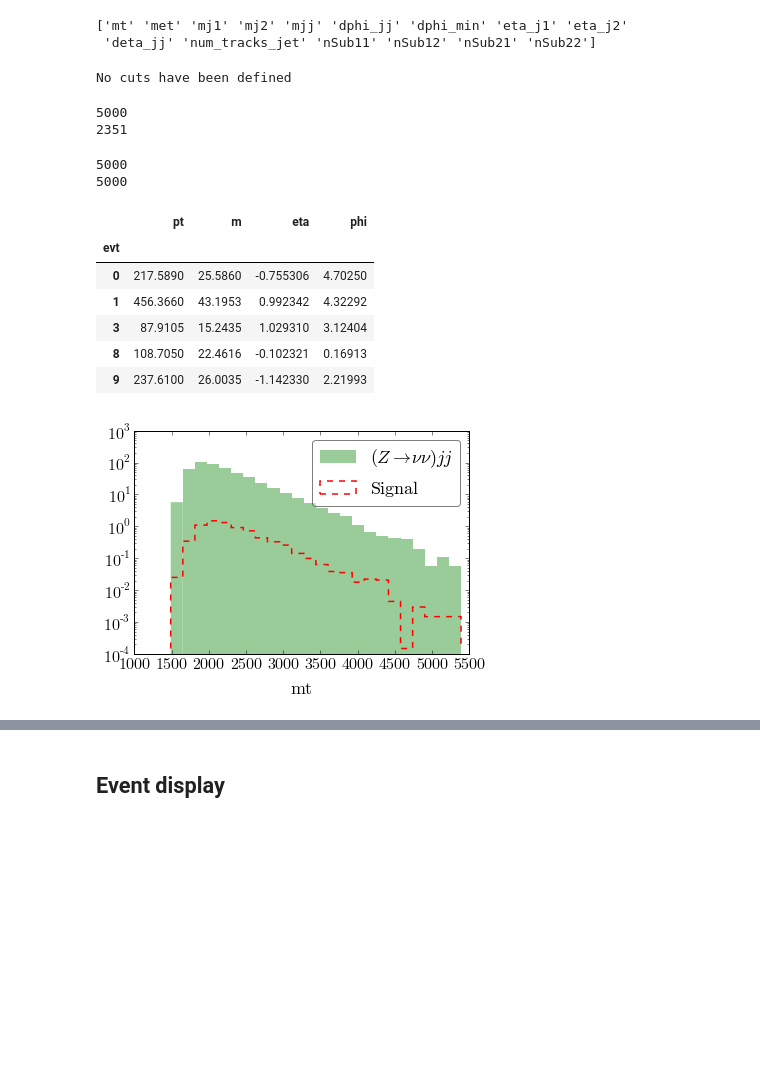
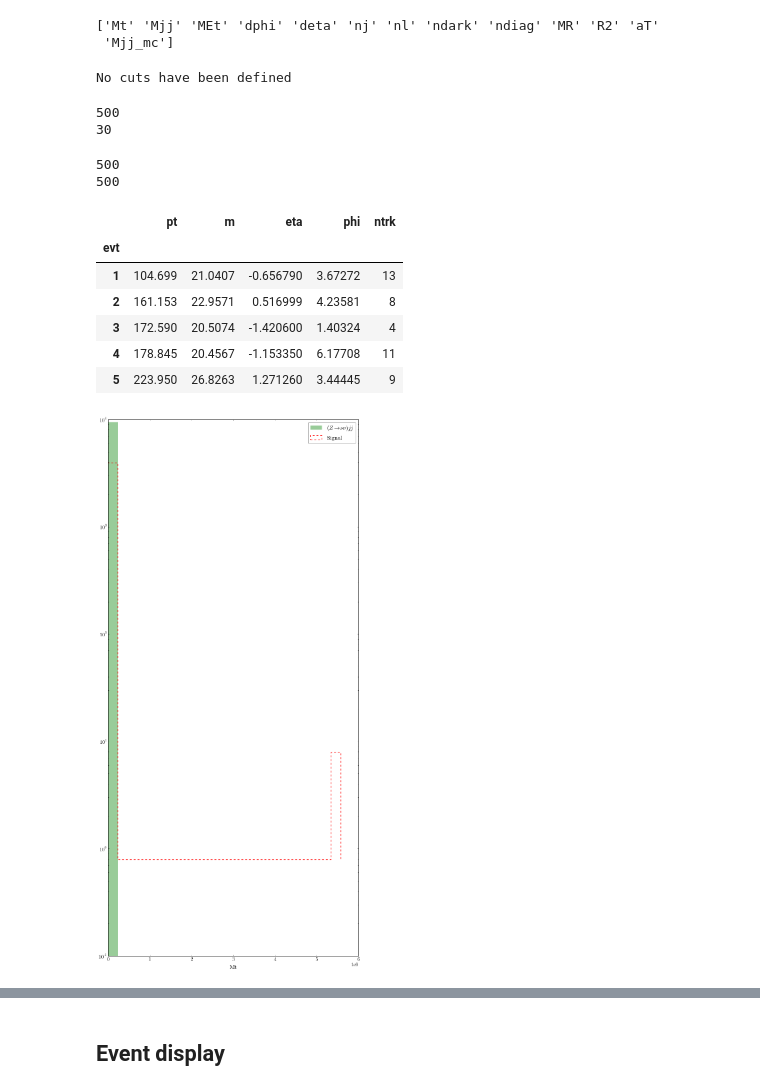
Before and after one commit to smsharma/DarkShowers, a Jupyter notebook: analysis/analysis.ipynb, the cells around one changed output, grey strips where cells are left out. Cells and saved outputs as stored; diff of their text form; code cells hidden in the pictures; blank space fills up the shorter version.

```diff
--- a/analysis/analysis.ipynb
+++ b/analysis/analysis.ipynb
@@ -9,12 +9,16 @@ from matplotlib import rc
 from analysis import Data,Cuts,Plots
 # %%
 # open data files
+gen_dir = "/Users/siddharth/Dropbox/Projects/Dark_Showers/gen/"
 
-input_sig = "tchannel_13TeV_met800_mchitilde800"
-input_bkg_zjj = "zjj_13TeV_met800"
+# input_sig = "tchannel_13TeV_met800_mchitilde800"
+# input_bkg_zjj = "zjj_13TeV_met800"
 
-sig = Data(input_sig)
-bkg_zjj = Data(input_bkg_zjj)
+input_sig = "tchannel_800"
+input_bkg_zjj = "Zjj"
+
+sig = Data(gen_dir + input_sig)
+bkg_zjj = Data(gen_dir + input_bkg_zjj)
 
 sig.data.head()
 # %% [output]
@@ -28,8 +32,8 @@ sig.data.head()
 # %%
 print sig.data.columns.values
 # %% [output]
-['mt' 'met' 'mj1' 'mj2' 'mjj' 'dphi_jj' 'dphi_min' 'eta_j1' 'eta_j2'
- 'deta_jj' 'num_tracks_jet' 'nSub11' 'nSub12' 'nSub21' 'nSub22']
+['Mt' 'Mjj' 'MEt' 'dphi' 'deta' 'nj' 'nl' 'ndark' 'ndiag' 'MR' 'R2' 'aT'
+ 'Mjj_mc']
 # %%
 sig.cuts
 # %% [output]
@@ -43,8 +47,8 @@ sig.select(ct)
 print len(sig.data_)
 print len(sig.data)
 # %% [output]
-5000
-2351
+500
+30
 # %%
 ct = Cuts()
 Cuts.cuts_ = ''
@@ -53,24 +57,24 @@ sig.select(ct)
 print len(sig.data_)
 print len(sig.data)
 # %% [output]
-5000
-5000
+500
+500
 # %%
-sig.get_obj('jet',0) # select leading jet
-sig.get_obj('jet',1).head() # select subleading jet
+sig.get_obj('j',1) # select leading jet
+sig.get_obj('j',2).head() # select subleading jet
 # %% [output]
-|  | pt | m | eta | phi |
-| evt |  |  |  |  |
-| 0 | 217.5890 | 25.5860 | -0.755306 | 4.70250 |
-| 1 | 456.3660 | 43.1953 | 0.992342 | 4.32292 |
-| 3 | 87.9105 | 15.2435 | 1.029310 | 3.12404 |
-| 8 | 108.7050 | 22.4616 | -0.102321 | 0.16913 |
-| 9 | 237.6100 | 26.0035 | -1.142330 | 2.21993 |
+|  | pt | m | eta | phi | ntrk |
+| evt |  |  |  |  |  |
+| 1 | 104.699 | 21.0407 | -0.656790 | 3.67272 | 13 |
+| 2 | 161.153 | 22.9571 | 0.516999 | 4.23581 | 8 |
+| 3 | 172.590 | 20.5074 | -1.420600 | 1.40324 | 4 |
+| 4 | 178.845 | 20.4567 | -1.153350 | 6.17708 | 11 |
+| 5 | 223.950 | 26.8263 | 1.271260 | 3.44445 | 9 |
 # %%
 plts = Plots()
-plts.hist_var('mt',sig,[bkg_zjj],[r"$(Z\rightarrow\nu\nu)jj$"])
+plts.hist_var('Mt',sig,[bkg_zjj],[r"$(Z\rightarrow\nu\nu)jj$"])
 # %% [output]
-[figure, old version]
+[figure, new version]
 # %%
 plts.hist_all(sig,[bkg_zjj],[r"$(Z\rightarrow\nu\nu)jj$"])
 # %% [output]
```
Also changed, not shown: parts of 15 cells of this notebook, 2 other files.
